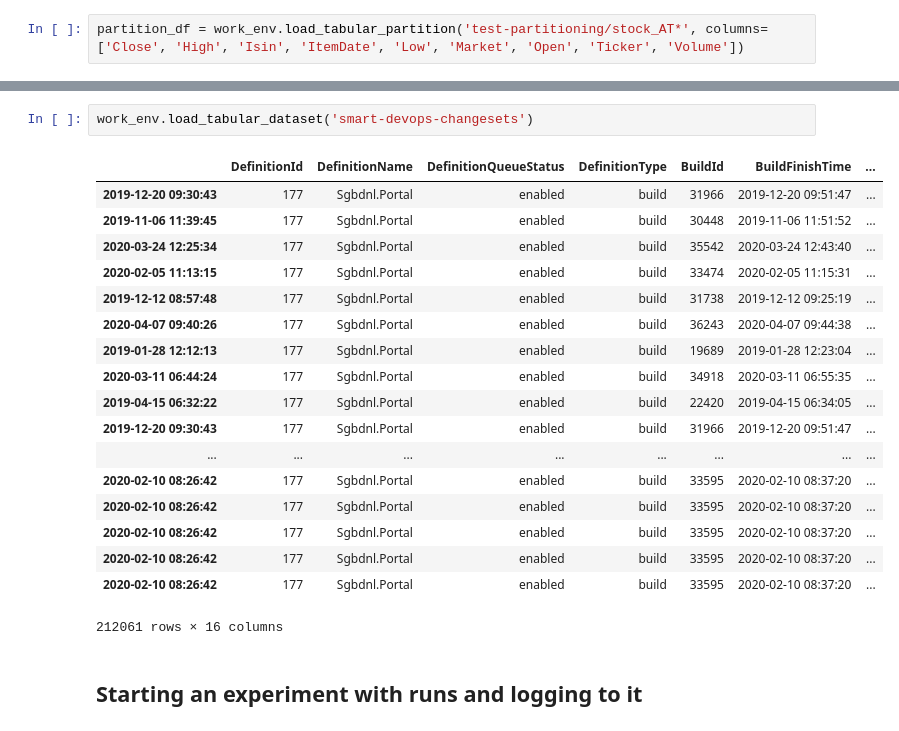
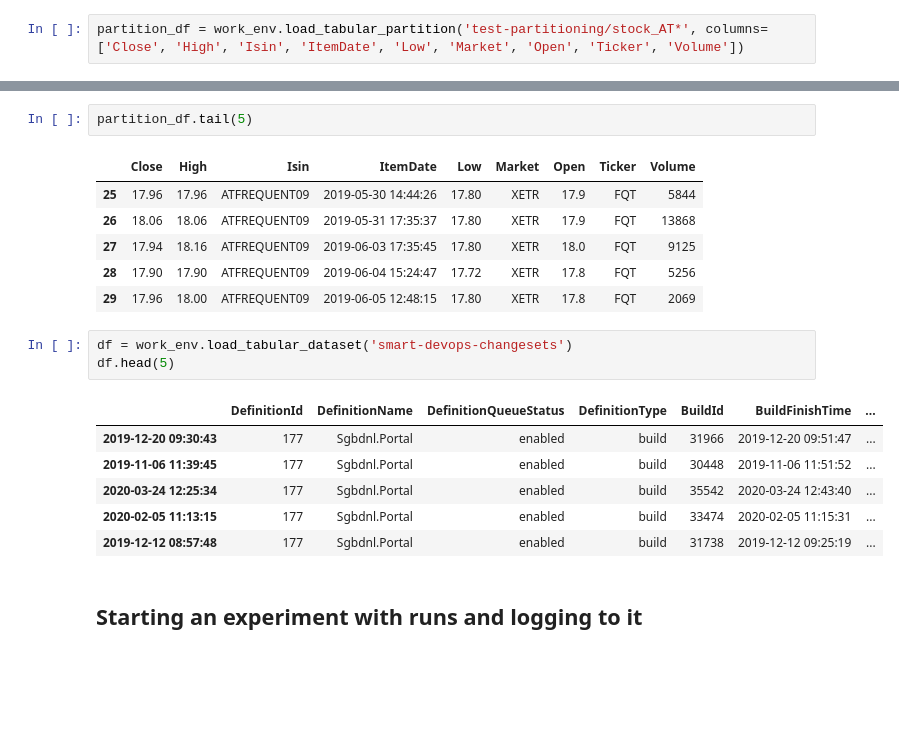
Before and after one commit to arcus-azure/arcus.azureml, a Jupyter notebook: samples/aml_environment.ipynb, the cells around one changed output, grey strips where cells are left out. Cells and saved outputs as stored; diff of their text form; blank space fills up the shorter version.

```diff
--- a/samples/aml_environment.ipynb
+++ b/samples/aml_environment.ipynb
@@ -51,24 +31,22 @@ display(partition_df)
+# %%
+partition_df.tail(5)
+# %% [output]
+|  | Close | High | Isin | ItemDate | Low | Market | Open | Ticker | Volume |
+| 25 | 17.96 | 17.96 | ATFREQUENT09 | 2019-05-30 14:44:26 | 17.80 | XETR | 17.9 | FQT | 5844 |
+| 26 | 18.06 | 18.06 | ATFREQUENT09 | 2019-05-31 17:35:37 | 17.80 | XETR | 17.9 | FQT | 13868 |
+| 27 | 17.94 | 18.16 | ATFREQUENT09 | 2019-06-03 17:35:45 | 17.80 | XETR | 18.0 | FQT | 9125 |
+| 28 | 17.90 | 17.90 | ATFREQUENT09 | 2019-06-04 15:24:47 | 17.72 | XETR | 17.8 | FQT | 5256 |
+| 29 | 17.96 | 18.00 | ATFREQUENT09 | 2019-06-05 12:48:15 | 17.80 | XETR | 17.8 | FQT | 2069 |
 # %%
-work_env.load_tabular_dataset('smart-devops-changesets')
+df = work_env.load_tabular_dataset('smart-devops-changesets')
+df.head(5)
 # %% [output]
 |  | DefinitionId | DefinitionName | DefinitionQueueStatus | DefinitionType | BuildId | BuildFinishTime | ... |
 | 2019-12-20 09:30:43 | 177 | Sgbdnl.Portal | enabled | build | 31966 | 2019-12-20 09:51:47 | ... |
 | 2019-11-06 11:39:45 | 177 | Sgbdnl.Portal | enabled | build | 30448 | 2019-11-06 11:51:52 | ... |
 | 2020-03-24 12:25:34 | 177 | Sgbdnl.Portal | enabled | build | 35542 | 2020-03-24 12:43:40 | ... |
 | 2020-02-05 11:13:15 | 177 | Sgbdnl.Portal | enabled | build | 33474 | 2020-02-05 11:15:31 | ... |
 | 2019-12-12 08:57:48 | 177 | Sgbdnl.Portal | enabled | build | 31738 | 2019-12-12 09:25:19 | ... |
-| 2020-04-07 09:40:26 | 177 | Sgbdnl.Portal | enabled | build | 36243 | 2020-04-07 09:44:38 | ... |
-| 2019-01-28 12:12:13 | 177 | Sgbdnl.Portal | enabled | build | 19689 | 2019-01-28 12:23:04 | ... |
-| 2020-03-11 06:44:24 | 177 | Sgbdnl.Portal | enabled | build | 34918 | 2020-03-11 06:55:35 | ... |
-| 2019-04-15 06:32:22 | 177 | Sgbdnl.Portal | enabled | build | 22420 | 2019-04-15 06:34:05 | ... |
-| 2019-12-20 09:30:43 | 177 | Sgbdnl.Portal | enabled | build | 31966 | 2019-12-20 09:51:47 | ... |
-| ... | ... | ... | ... | ... | ... | ... | ... |
-| 2020-02-10 08:26:42 | 177 | Sgbdnl.Portal | enabled | build | 33595 | 2020-02-10 08:37:20 | ... |
-| 2020-02-10 08:26:42 | 177 | Sgbdnl.Portal | enabled | build | 33595 | 2020-02-10 08:37:20 | ... |
-| 2020-02-10 08:26:42 | 177 | Sgbdnl.Portal | enabled | build | 33595 | 2020-02-10 08:37:20 | ... |
-| 2020-02-10 08:26:42 | 177 | Sgbdnl.Portal | enabled | build | 33595 | 2020-02-10 08:37:20 | ... |
-| 2020-02-10 08:26:42 | 177 | Sgbdnl.Portal | enabled | build | 33595 | 2020-02-10 08:37:20 | ... |
-212061 rows × 16 columns
 # %% [markdown]
 ## Starting an experiment with runs and logging to it
 # %%
```
Also changed, not shown: parts of 12 cells of this notebook, 18 other files.
